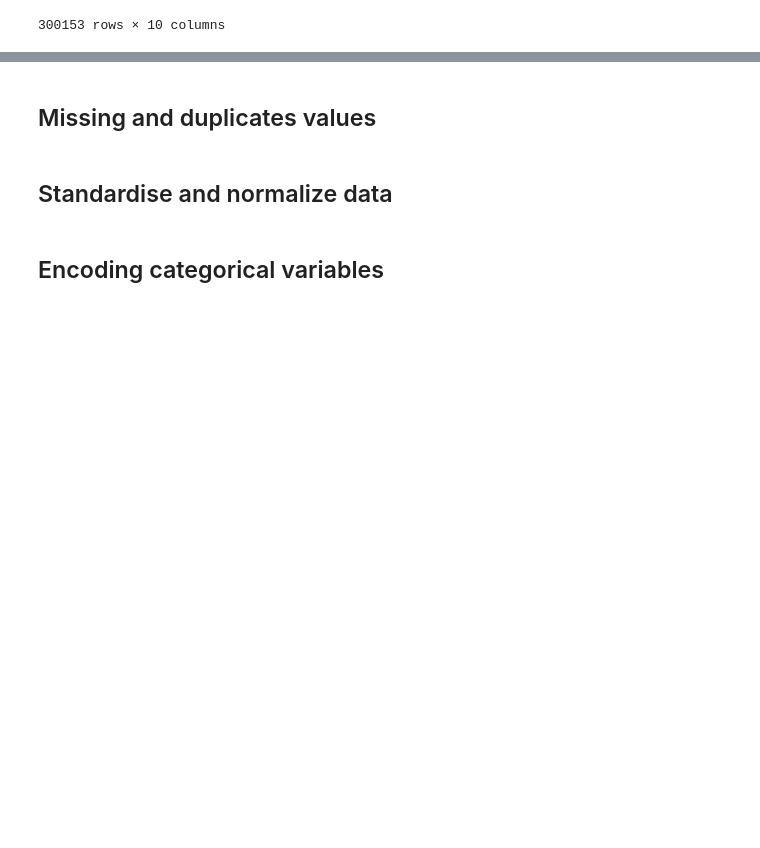
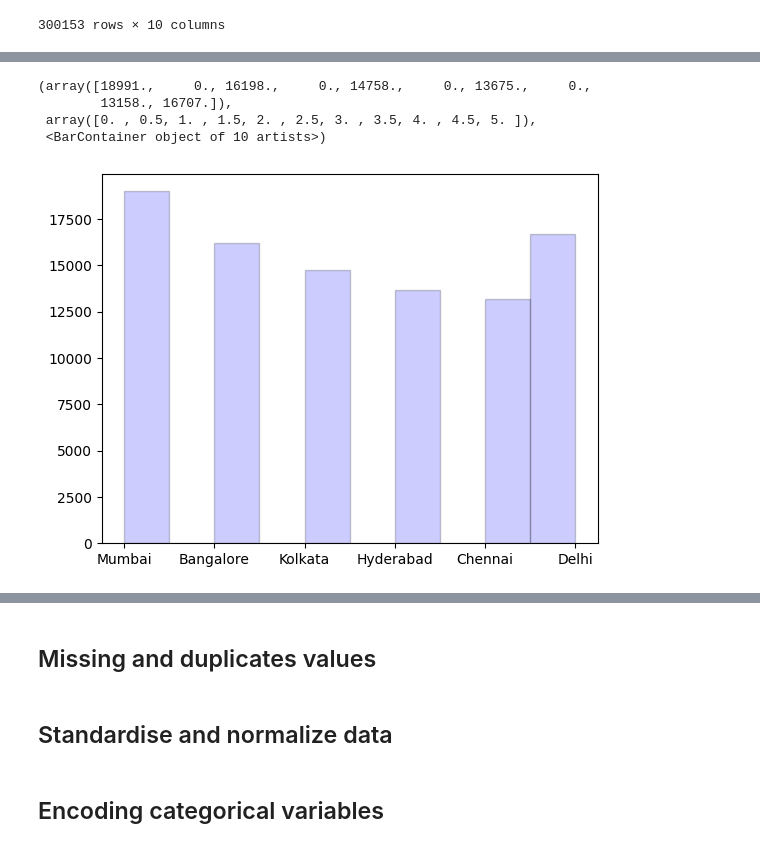
Before and after one commit to Pyame/Flight-Price-Prediction, a Jupyter notebook: main.ipynb, the cells around one changed output, grey strips where cells are left out. Drawn from its saved outputs; the diff is of its cells as text; code cells hidden in the pictures; blank space fills up the shorter version.

```diff
--- a/main.ipynb
+++ b/main.ipynb
@@ -239,0 +338,14 @@ df_clean.drop(columns=['Unnamed: 0', 'flight'])
+# %%
+# Schedule of individual to in the form of a histogram
+plt.hist(df_business['to'],
+         density=False,
+         histtype='bar',
+         color='b',
+         edgecolor='k',
+         alpha=0.2)
+# %% [output]
+(array([18991.,     0., 16198.,     0., 14758.,     0., 13675.,     0.,
+        13158., 16707.]),
+ array([0. , 0.5, 1. , 1.5, 2. , 2.5, 3. , 3.5, 4. , 4.5, 5. ]),
+ <BarContainer object of 10 artists>)
+[figure, added]
```
Also changed, not shown: parts of 12 cells of this notebook.
